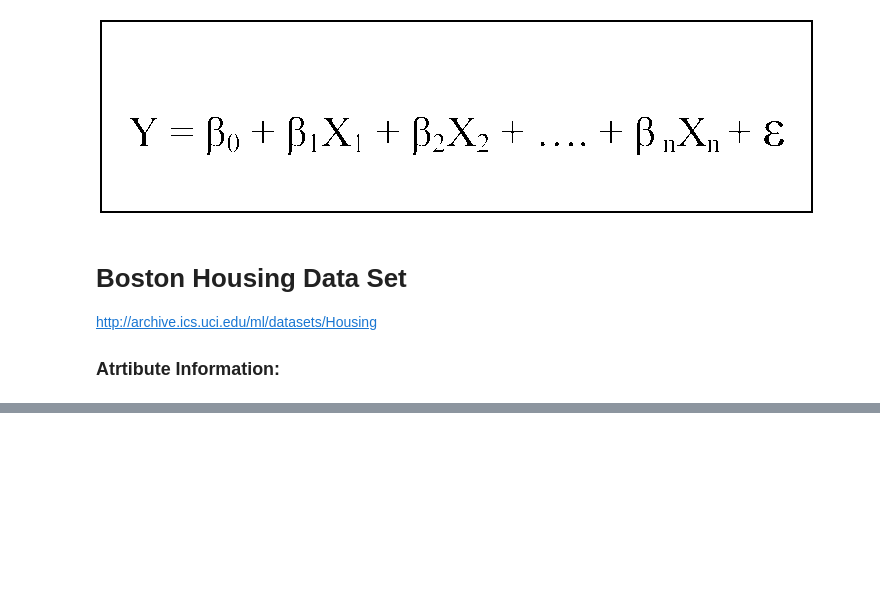
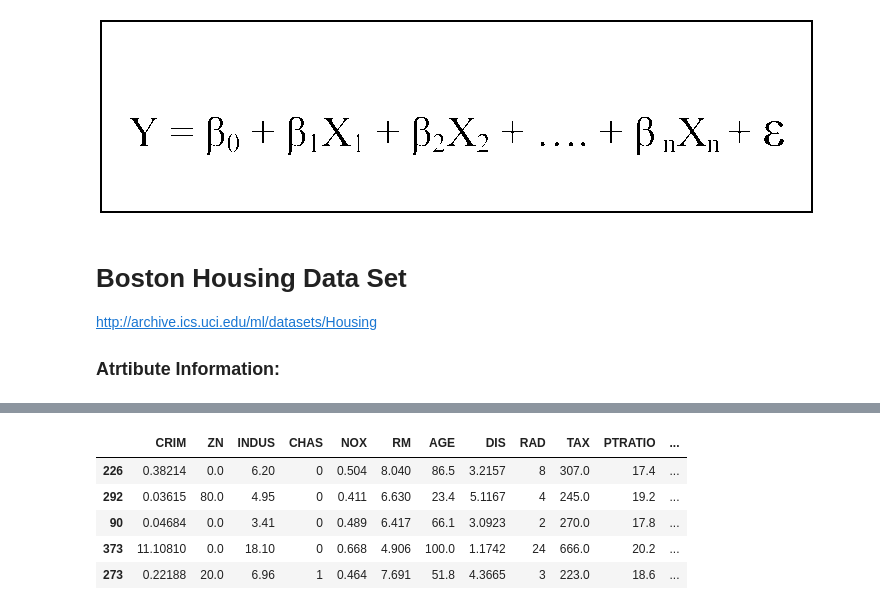
Before and after one commit to benjaminhuanghuang/ml-using-python, a Jupyter notebook: ML-Regression.ipynb, the cells around one changed output, grey strips where cells are left out. Saved outputs shown, nothing was run; the diff lists cells and outputs as text; code cells hidden in the pictures; blank space fills up the shorter version.

```diff
--- a/ML-Regression.ipynb
+++ b/ML-Regression.ipynb
@@ -46,0 +54,4 @@ df[pd.isnull(df).any(axis=1)]
+# %%
+X = df[["CRIM","ZN","INDUS","CHAS","NOX","RM","AGE", "DIS","RAD","TAX","PTRATIO","B","LSTAT"]]
+# %%
+y = df[['MEDV']]
@@ -46,0 +78,2 @@ df[pd.isnull(df).any(axis=1)]
+# %%
+X_train, X_test, y_train, y_test = train_test_split(X, y, test_size=0.20, random_state=5)
@@ -46,0 +118,9 @@ df[pd.isnull(df).any(axis=1)]
+# %%
+X_test.head()
+# %% [output]
+|  | CRIM | ZN | INDUS | CHAS | NOX | RM | AGE | DIS | RAD | TAX | PTRATIO | ... |
+| 226 | 0.38214 | 0.0 | 6.20 | 0 | 0.504 | 8.040 | 86.5 | 3.2157 | 8 | 307.0 | 17.4 | ... |
+| 292 | 0.03615 | 80.0 | 4.95 | 0 | 0.411 | 6.630 | 23.4 | 5.1167 | 4 | 245.0 | 19.2 | ... |
+| 90 | 0.04684 | 0.0 | 3.41 | 0 | 0.489 | 6.417 | 66.1 | 3.0923 | 2 | 270.0 | 17.8 | ... |
+| 373 | 11.10810 | 0.0 | 18.10 | 0 | 0.668 | 4.906 | 100.0 | 1.1742 | 24 | 666.0 | 20.2 | ... |
+| 273 | 0.22188 | 20.0 | 6.96 | 1 | 0.464 | 7.691 | 51.8 | 4.3665 | 3 | 223.0 | 18.6 | ... |
```
Also changed, not shown: parts of 25 cells of this notebook, 1 other file.
